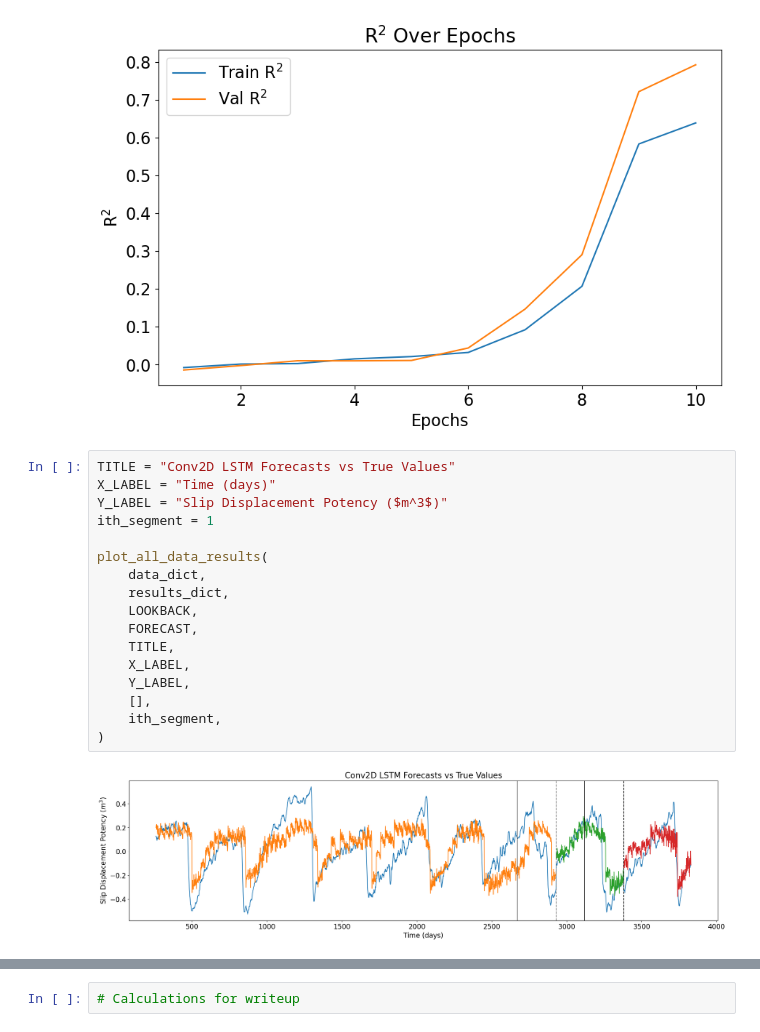
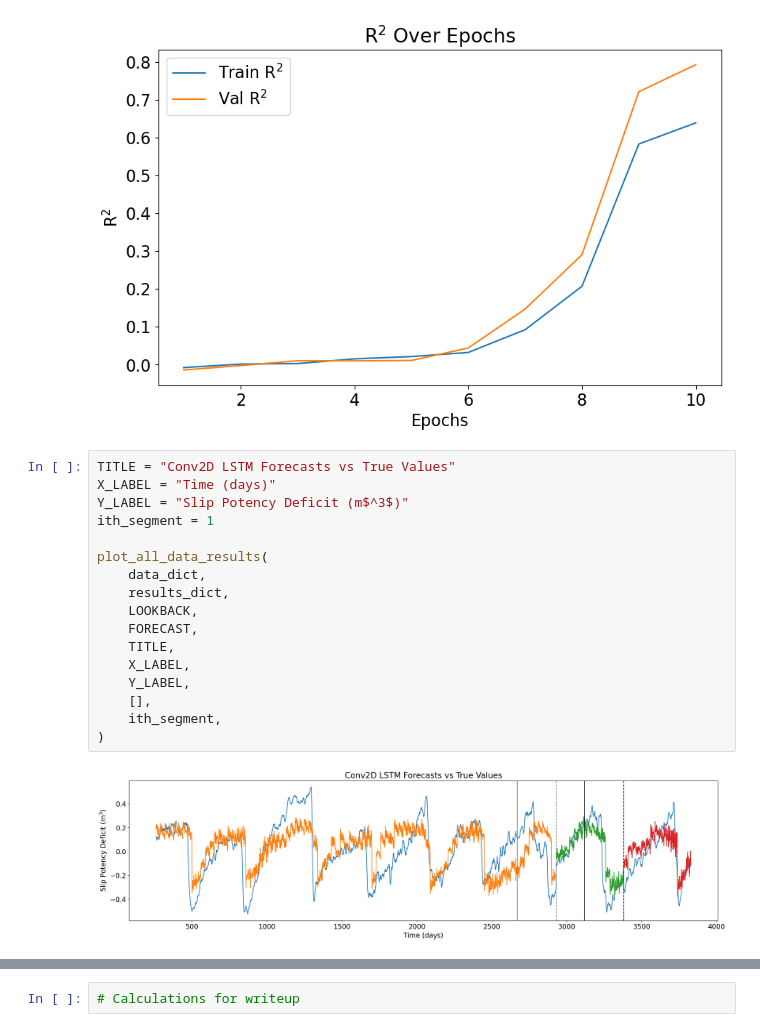
Before and after one commit to ai4er-cdt/earthquake-predictability, a Jupyter notebook: notebooks/PN341 006 - Conv2D LSTM - Cascadia.ipynb, the cells around one changed output, grey strips where cells are left out. Cells and saved outputs as stored; diff of their text form.

```diff
--- a/notebooks/PN341 006 - Conv2D LSTM - Cascadia.ipynb
+++ b/notebooks/PN341 006 - Conv2D LSTM - Cascadia.ipynb
@@ -224,22 +225,22 @@ plot_metric_results(
 # %%
 TITLE = "Conv2D LSTM Forecasts vs True Values"
 X_LABEL = "Time (days)"
-Y_LABEL = "Slip Displacement Potency ($m^3$)"
+Y_LABEL = "Slip Potency Deficit (m$^3$)"
 ith_segment = 1
 
 plot_all_data_results(
     data_dict,
     results_dict,
     LOOKBACK,
     FORECAST,
     TITLE,
     X_LABEL,
     Y_LABEL,
     [],
     ith_segment,
 )
 # %% [output]
-[figure, old version]
+[figure, new version]
 # %%
 ZOOM_MIN = 3380
 ZOOM_MAX = 3830
```
Also changed, not shown: parts of 4 cells of this notebook, 18 other files.
